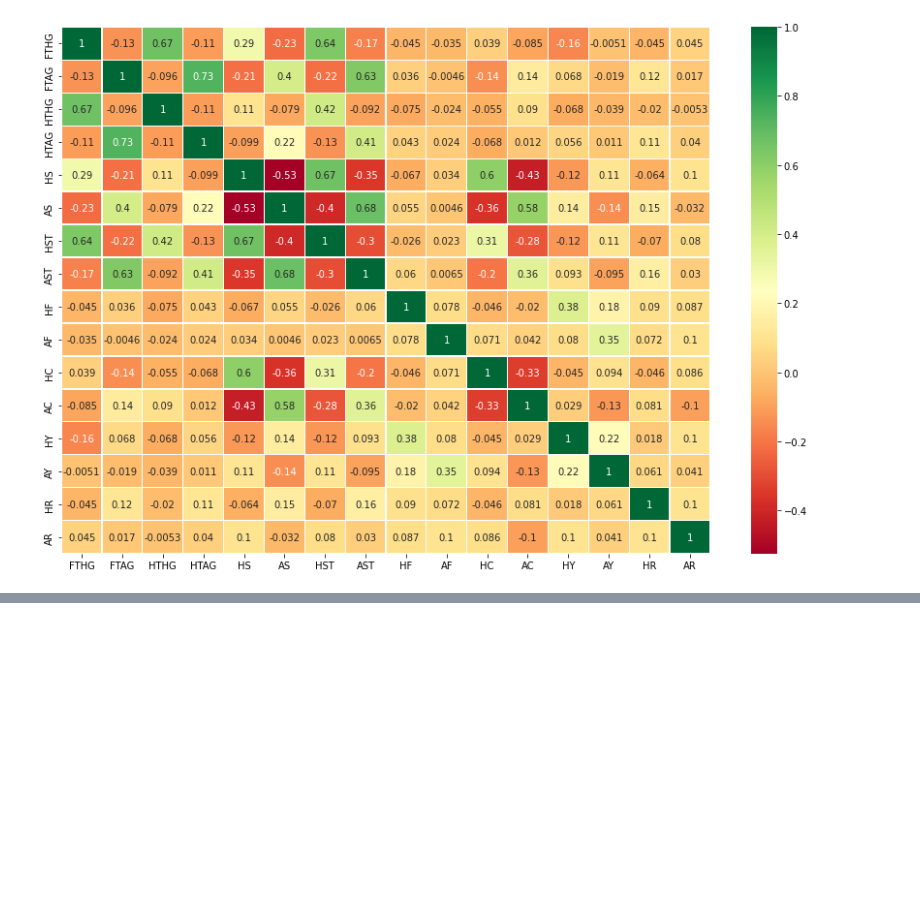
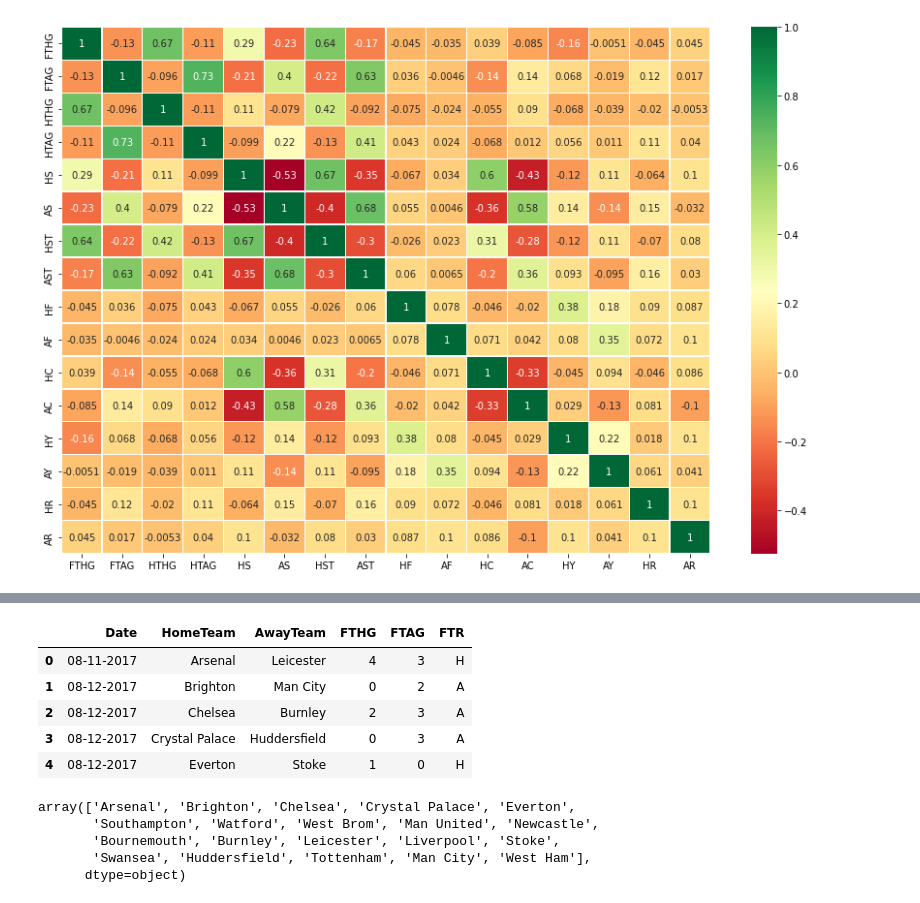
Before and after one commit to EstherOgutu/Premier-League-Prediction-Group-3-, a Jupyter notebook: Premier_League_Prediction.ipynb, the cells around one changed output, grey strips where cells are left out. Cells and saved outputs as stored; diff of their text form; code cells hidden in the pictures; blank space fills up the shorter version.

```diff
--- a/Premier_League_Prediction.ipynb
+++ b/Premier_League_Prediction.ipynb
@@ -531,0 +614,18 @@ sns.heatmap(season18.corr(), annot=True, cmap='RdYlGn', linewidths=0.2)
+# %%
+season18['Date'] = pd.to_datetime(season18['Date'], dayfirst=True).dt.strftime('%m-%d-%Y')
+season18.head(5)
+# %% [output]
+|  | Date | HomeTeam | AwayTeam | FTHG | FTAG | FTR |
+| 0 | 08-11-2017 | Arsenal | Leicester | 4 | 3 | H |
+| 1 | 08-12-2017 | Brighton | Man City | 0 | 2 | A |
+| 2 | 08-12-2017 | Chelsea | Burnley | 2 | 3 | A |
+| 3 | 08-12-2017 | Crystal Palace | Huddersfield | 0 | 3 | A |
+| 4 | 08-12-2017 | Everton | Stoke | 1 | 0 | H |
+# %%
+season18['HomeTeam'].unique()
+# %% [output]
+array(['Arsenal', 'Brighton', 'Chelsea', 'Crystal Palace', 'Everton',
+       'Southampton', 'Watford', 'West Brom', 'Man United', 'Newcastle',
+       'Bournemouth', 'Burnley', 'Leicester', 'Liverpool', 'Stoke',
+       'Swansea', 'Huddersfield', 'Tottenham', 'Man City', 'West Ham'],
+      dtype=object)
```
Also changed, not shown: parts of 28 cells of this notebook.
